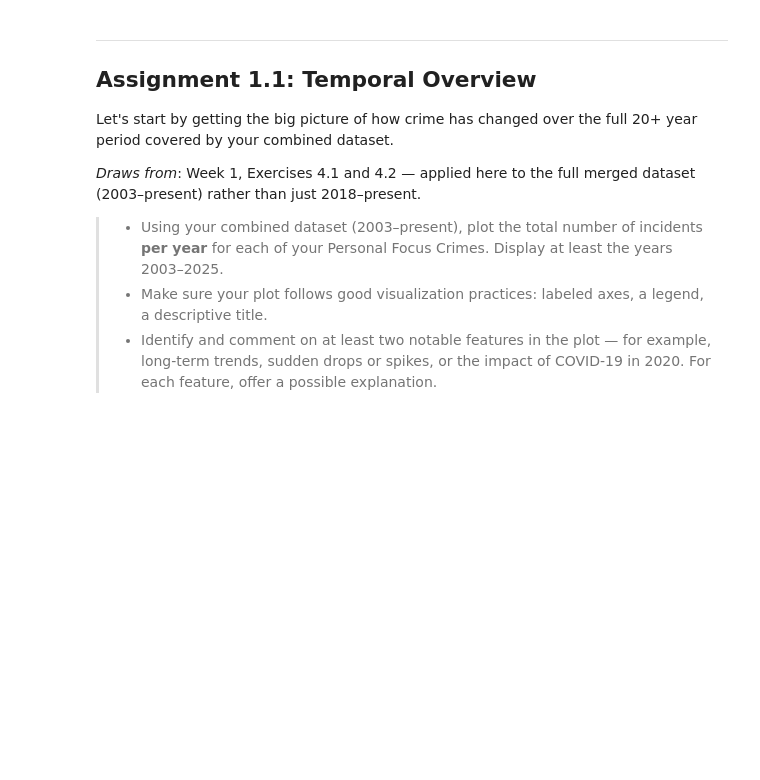
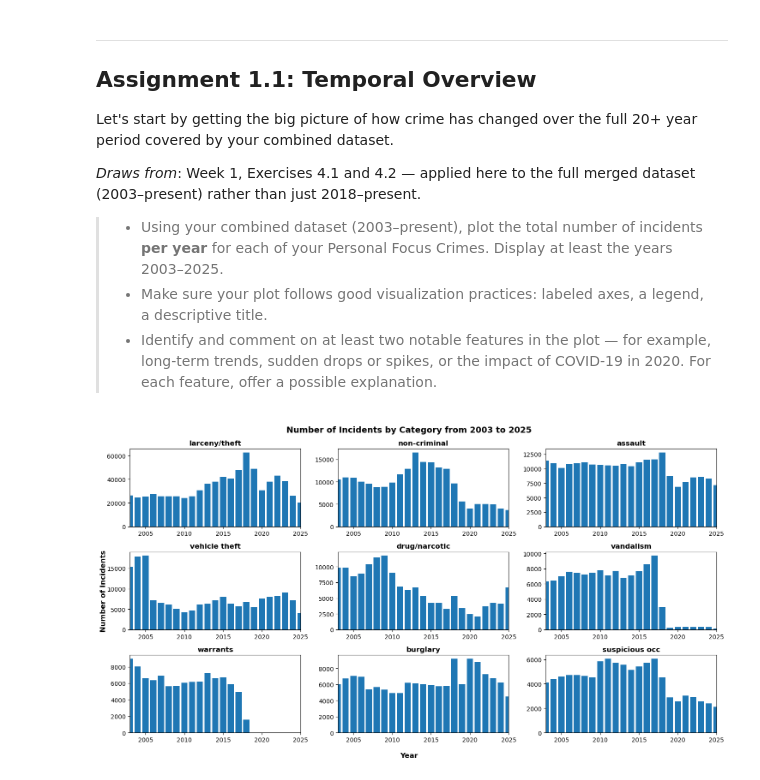
Before and after one commit to wkandersen/02806-socialdataanalysis, a Jupyter notebook: project1/a11.ipynb, the cells around one changed output. Saved outputs shown, nothing was run; the diff lists cells and outputs as text; code cells hidden in the pictures; blank space fills up the shorter version.

```diff
--- a/project1/a11.ipynb
+++ b/project1/a11.ipynb
@@ -11,7 +11,6 @@ Let's start by getting the big picture of how crime has changed over the full 20
 > * Identify and comment on at least two notable features in the plot — for example, long-term trends, sudden drops or spikes, or the impact of COVID-19 in 2020. For each feature, offer a possible explanation.
 # %%
 import pandas as pd
+import pandas as pd
 df = pd.read_csv('merged_sfpd.csv')
-df['incident_category'] = df['incident_category'].replace('Larceny Theft', 'LARCENY/THEFT')
-df['incident_category'] = df['incident_category'].str.upper()
 # %%
@@ -19,49 +29,32 @@ df['incident_category'].value_counts().head(10)
-# %%
-personal_focus = [
-    'LARCENY/THEFT',
-    'ASSAULT',
-    'NON-CRIMINAL',
-    'BURGLARY',
-    'VEHICLE THEFT',
-    'DRUG/NARCOTIC',
-    'VANDALISM',
-    'SUSPICIOUS OCC',
-    'WARRANTS'
-]
-
-df_pf = df[df['incident_category'].isin(personal_focus)].copy()
 # %%
 import matplotlib.pyplot as plt
+from matplotlib.ticker import MultipleLocator
 
 # Fix a consistent category order for all plots
 category_order = personal_focus
 rows, cols = 3,3
 
 fig, ax = plt.subplots(rows, cols, figsize=(15, 8))
-fig.suptitle('Crime ', fontsize=14, fontweight='bold')
+fig.suptitle('Number of Incidents by Category from 2003 to 2025', fontsize=14, fontweight='bold')
 
 # Set a shared x-axis range for all subplots
 x_min, x_max = 2003, 2025
+year_interval = 5  # Change this to control spacing between years (e.g., 1, 2, 3, 5)
 
 for i, crime in enumerate(personal_focus):
     row = i // cols
     col = i % cols
     plot_value = df_pf[df_pf['incident_category']==crime]['incident_year'].value_counts().reset_index().sort_values(by='incident_year')
     ax[row, col].bar(plot_value['incident_year'], plot_value.values[:, 1])
     ax[row, col].set_title(crime, fontweight='bold')
     ax[row, col].set_xlim(x_min, x_max)
+    ax[row, col].xaxis.set_major_locator(MultipleLocator(year_interval))
 
-    # Show category labels only on the leftmost column
-    if col != 0:
-        ax[row, col].set_yticklabels([])
-        ax[row, col].set_ylabel("")
-
-    # Show x-axis labels only on the bottom row
-    if row != rows - 1:
-        ax[row, col].set_xticklabels([])
-        ax[row, col].set_xlabel("")
-    else:
-        ax[row, col].set_xlabel("lfko")
+# Add common axis labels for the entire figure
+fig.supxlabel('Year', fontsize=12, fontweight='bold')
+fig.supylabel('Number of Incidents', fontsize=12, fontweight='bold')
 
 plt.tight_layout()
 plt.show()
+# %% [output]
+[figure, added]
```
Also changed, not shown: parts of 2 cells of this notebook.
